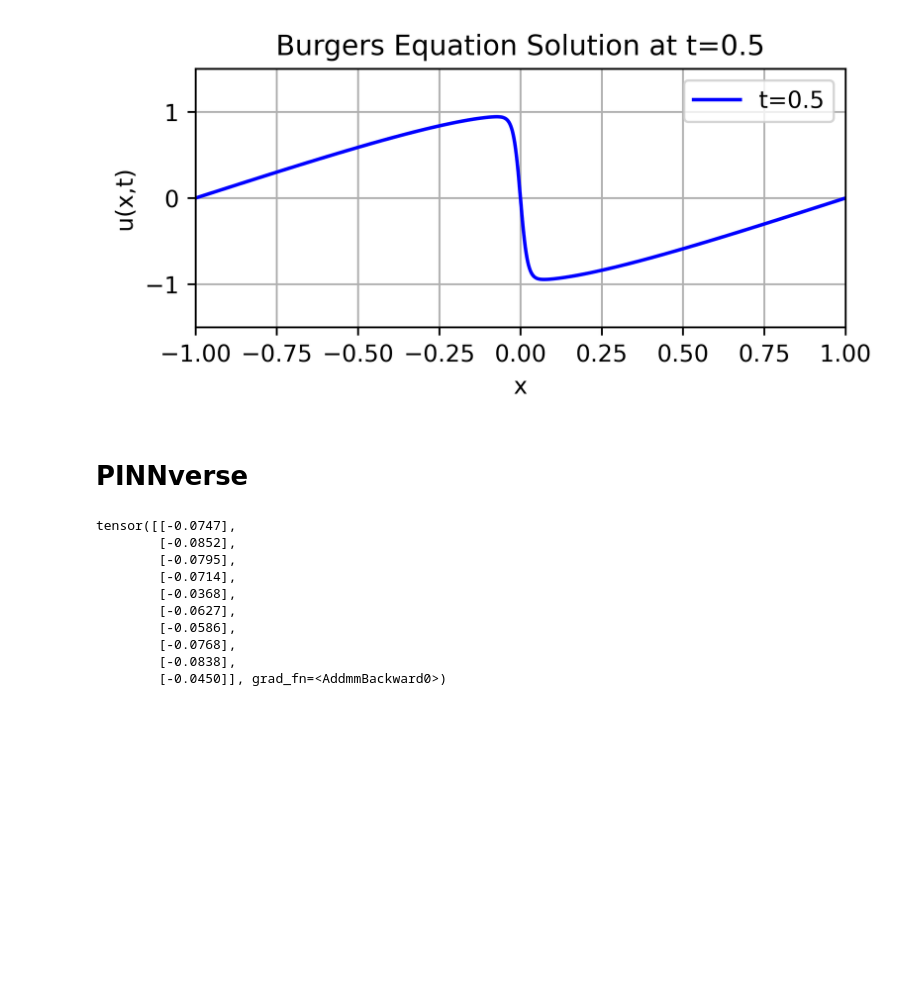
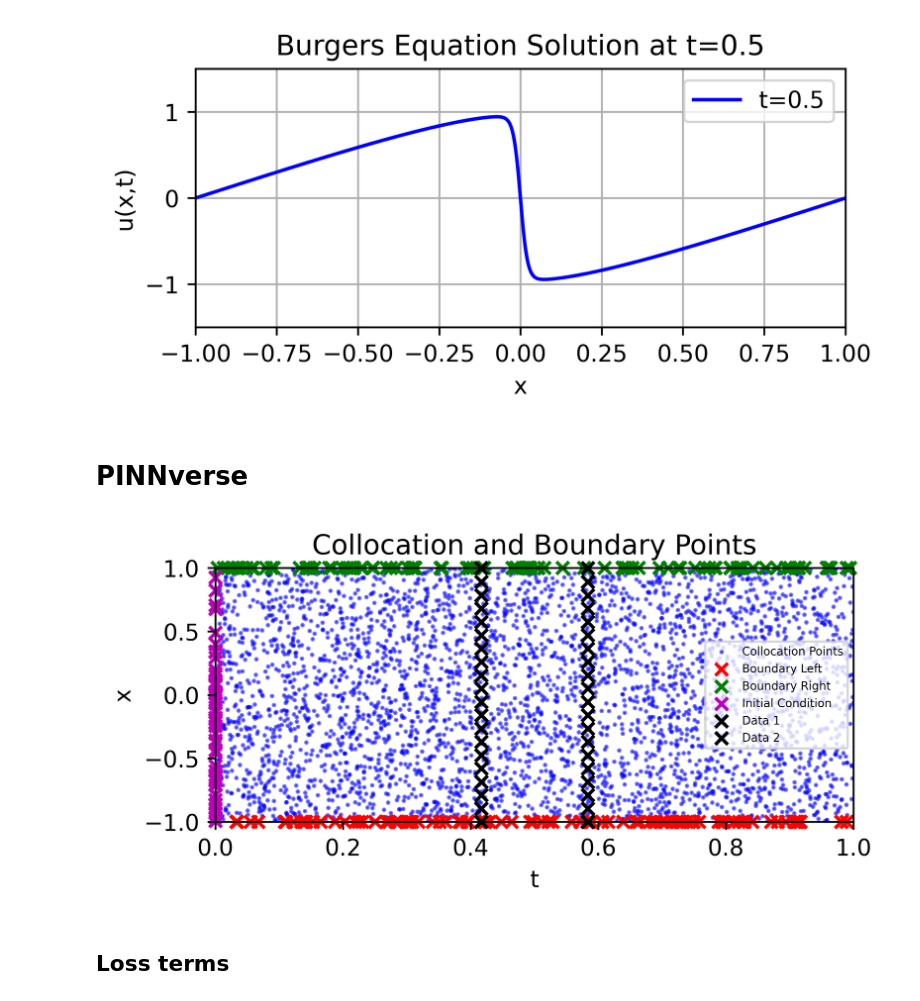
Before and after one commit to SebastianJara-PI/pinnverse-pytorch-replication, a Jupyter notebook: notebooks/01_burgers_equation.ipynb, the cells around one changed output. Saved outputs shown, nothing was run; the diff lists cells and outputs as text; code cells hidden in the pictures; blank space fills up the shorter version.

```diff
--- a/notebooks/01_burgers_equation.ipynb
+++ b/notebooks/01_burgers_equation.ipynb
@@ -74,16 +74,69 @@ for tp in t_points:
 # PINNverse
 # %%
 net = MLP(2, 1, 3, 20, activation_fn = nn.Tanh())
-# %%
-net(torch.tensor(np.random.rand(10, 2), dtype=torch.float32))
-# %% [output]
-tensor([[-0.0747],
-        [-0.0852],
-        [-0.0795],
-        [-0.0714],
-        [-0.0368],
-        [-0.0627],
-        [-0.0586],
-        [-0.0768],
-        [-0.0838],
-        [-0.0450]], grad_fn=<AddmmBackward0>)
+# %%
+# Boundary conditions
+t_b_l = torch.rand(100, 1, dtype=torch.float32)  # (100, 1)
+x_b_l = torch.tensor(-1.0).repeat(100, 1)  # (100, 1)
+
+t_b_r = torch.rand(100, 1, dtype=torch.float32)  # (100, 1)
+x_b_r = torch.tensor(1.0).repeat(100, 1)  # (100, 1)
+
+x_i = 2*torch.rand(50, 1, dtype=torch.float32) - 1.0  # (100, 1)
+t_i = torch.zeros_like(x_i)  # (100, 1)
+u_i = - torch.sin(np.pi * x_i)  # (100, 1)
+
+# colocation points
+n_f = 4000
+x_c = 2*torch.rand(n_f, 1, dtype=torch.float32) - 1.0
+t_c = torch.rand(n_f, 1, dtype=torch.float32)
+x_c.requires_grad_(True)
+t_c.requires_grad_(True)
+
+#############################################################################
+# Data points
+x_idx_data = np.linspace(0, len(x)-1, 20).astype(int)
+X_data = torch.tensor(x[x_idx_data], dtype=torch.float32).reshape(-1,1)
+
+t_data_1 = torch.tensor(t[2500], dtype=torch.float32).repeat(20, 1)
+t_data_2 = torch.tensor(t[3500], dtype=torch.float32).repeat(20, 1)
+
+# X_data
+U_data_1 = torch.tensor(U[2500][x_idx_data], dtype=torch.float32).reshape(-1,1)
+U_data_2 = torch.tensor(U[3500][x_idx_data], dtype=torch.float32).reshape(-1,1)
+#############################################################################
+x_b_l_plot = x_b_l
+x_b_r_plot = x_b_r
+t_i_plot = t_i
+
+plt.figure(figsize=(5, 2), dpi=600)
+
+plt.scatter(t_c.detach().numpy(), x_c.detach().numpy(), s=1, alpha=0.5, c='b', label='Collocation Points')
+
+plt.scatter(t_b_l.numpy(), x_b_l_plot.numpy(),
+            s=30, c='r', marker='x', linewidths=1.5, clip_on=False, label='Boundary Left')
+
+plt.scatter(t_b_r.numpy(), x_b_r_plot.numpy(),
+            s=30, c='g', marker='x', linewidths=1.5, clip_on=False, label='Boundary Right')
+
+plt.scatter(t_i_plot.numpy(), x_i.numpy(),
+            s=30, c='m', marker='x', linewidths=1.5, clip_on=False, label='Initial Condition')
+
+plt.scatter(t_data_1.numpy(), X_data.numpy(),
+            s=30, c='black', marker='x', linewidths=1.5, clip_on=False, label='Data 1')
+
+plt.scatter(t_data_2.numpy(), X_data.numpy(),
+            s=30, c='black', marker='x', linewidths=1.5, clip_on=False, label='Data 2')
+
+
+plt.title('Collocation and Boundary Points')
+plt.legend(fontsize=5)
+plt.xlim(0, 1)
+plt.ylim(-1.0, 1.0)   # NO se agranda
+plt.xlabel('t')
+plt.ylabel('x')
+plt.show()
+# %% [output]
+[figure, added]
+# %% [markdown]
+## Loss terms
```
Also changed, not shown: parts of 16 cells of this notebook, 2 other files.
